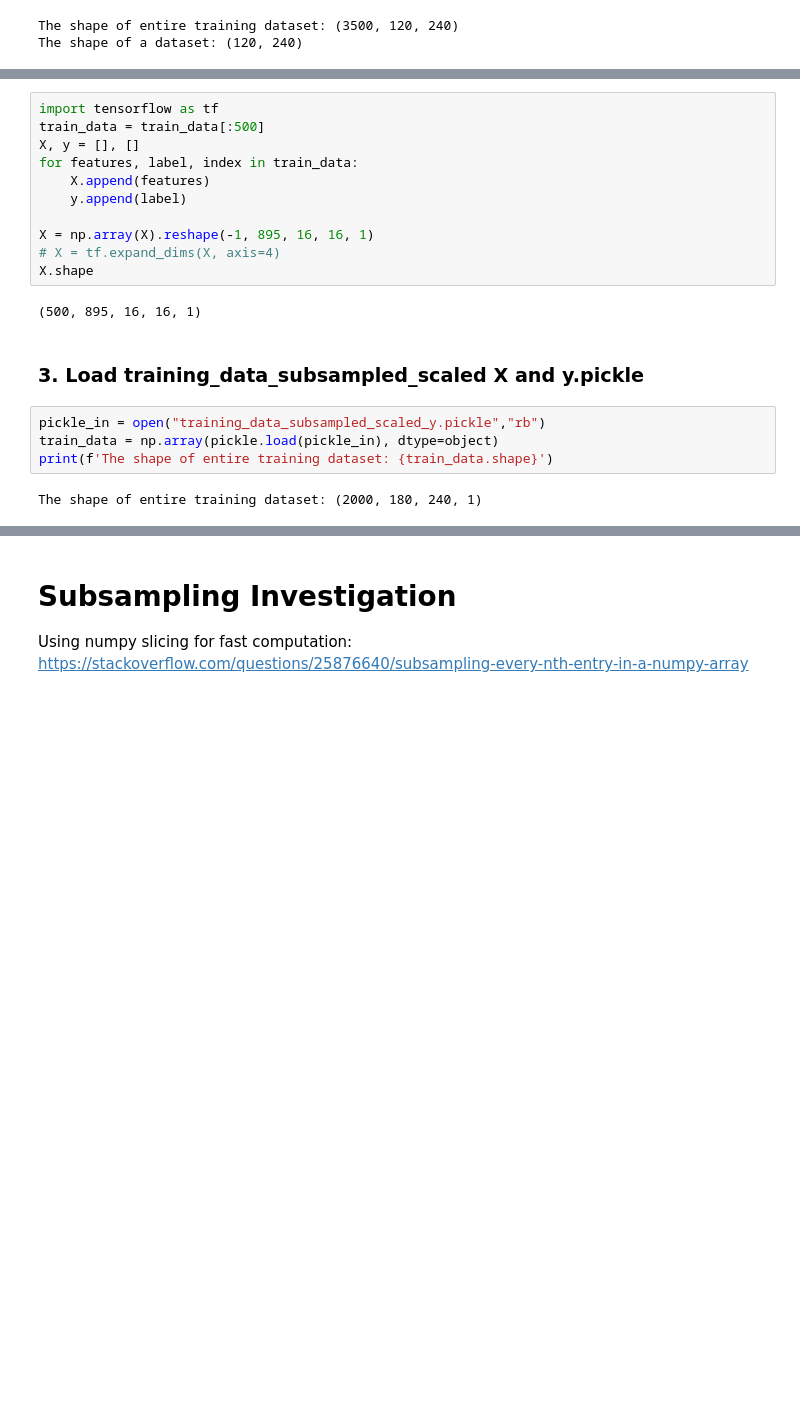
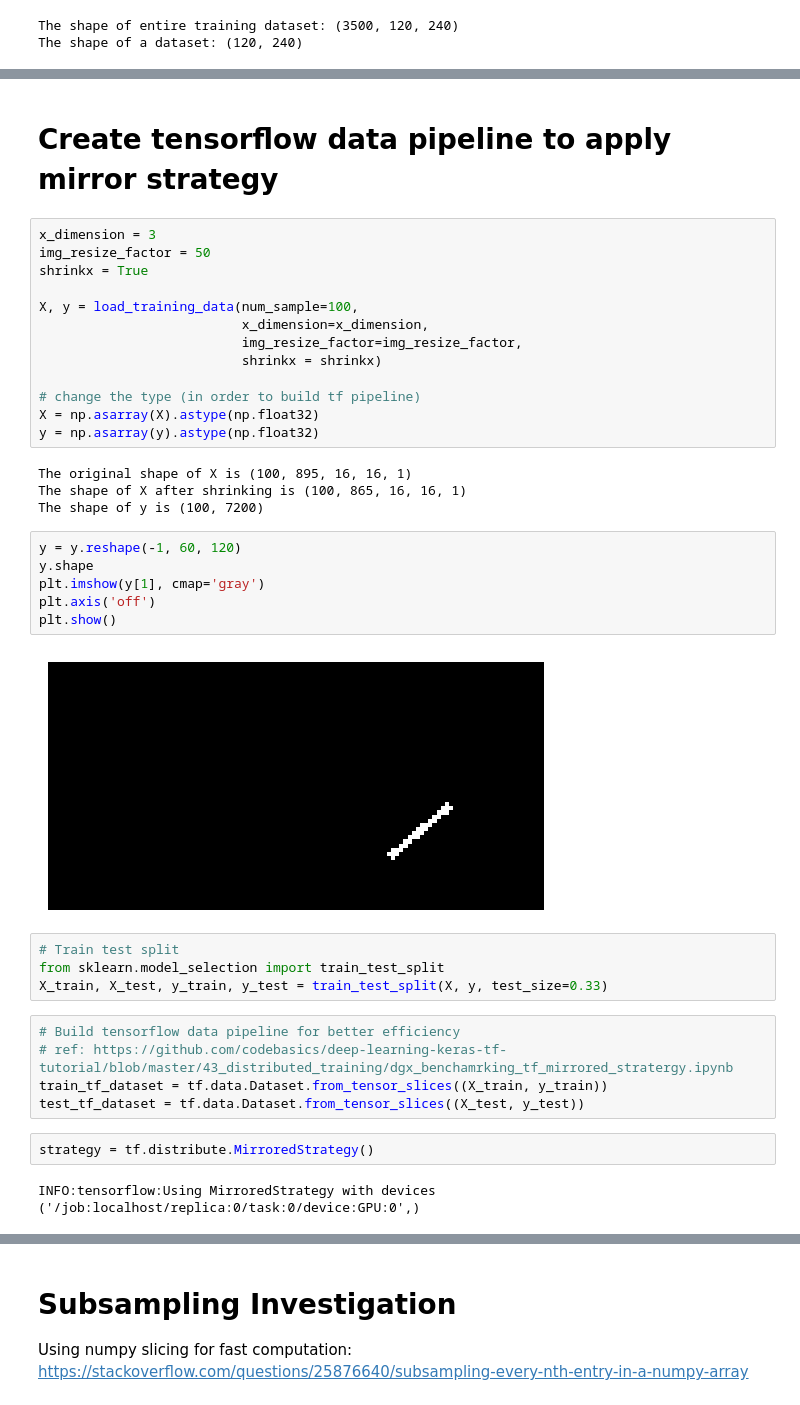
Before and after one commit to MC-Kangan/FYP_Ultrasound_Imaging_ML, a Jupyter notebook: FMC.ipynb, the cells around one changed output, grey strips where cells are left out. Saved outputs shown, nothing was run; the diff lists cells and outputs as text; blank space fills up the shorter version.

Commit message:
Build tensorflow data pipelines for better efficiency; Discover mirrored strategy

```diff
--- a/FMC.ipynb
+++ b/FMC.ipynb
@@ -300,22 +305,41 @@ The random column plotted is 11
 ... (7 outputs left out)
-# %%
-import tensorflow as tf
-train_data = train_data[:500]
-X, y = [], []
-for features, label, index in train_data:
-    X.append(features)
-    y.append(label)
-
-X = np.array(X).reshape(-1, 895, 16, 16, 1)
-# X = tf.expand_dims(X, axis=4)
-X.shape
-# %% [output]
-(500, 895, 16, 16, 1)
-# %% [markdown]
-### 3. Load training_data_subsampled_scaled X and y.pickle
-# %%
-pickle_in = open("training_data_subsampled_scaled_y.pickle","rb")
-train_data = np.array(pickle.load(pickle_in), dtype=object)
-print(f'The shape of entire training dataset: {train_data.shape}')
-# %% [output]
-The shape of entire training dataset: (2000, 180, 240, 1)
+# %% [markdown]
+# Create tensorflow data pipeline to apply mirror strategy
+# %%
+x_dimension = 3
+img_resize_factor = 50
+shrinkx = True
+
+X, y = load_training_data(num_sample=100,
+                          x_dimension=x_dimension,
+                          img_resize_factor=img_resize_factor,
+                          shrinkx = shrinkx)
+
+# change the type (in order to build tf pipeline)
+X = np.asarray(X).astype(np.float32)
+y = np.asarray(y).astype(np.float32)
+# %% [output]
+The original shape of X is (100, 895, 16, 16, 1)
+The shape of X after shrinking is (100, 865, 16, 16, 1)
+The shape of y is (100, 7200)
+# %%
+y = y.reshape(-1, 60, 120)
+y.shape
+plt.imshow(y[1], cmap='gray')
+plt.axis('off')
+plt.show()
+# %% [output]
+[figure, added]
+# %%
+# Train test split
+from sklearn.model_selection import train_test_split
+X_train, X_test, y_train, y_test = train_test_split(X, y, test_size=0.33)
+# %%
+# Build tensorflow data pipeline for better efficiency
+# ref: https://github.com/codebasics/deep-learning-keras-tf-tutorial/blob/master/43_distributed_training/dgx_benchamrking_tf_mirrored_stratergy.ipynb
+train_tf_dataset = tf.data.Dataset.from_tensor_slices((X_train, y_train))
+test_tf_dataset = tf.data.Dataset.from_tensor_slices((X_test, y_test))
+# %%
+strategy = tf.distribute.MirroredStrategy()
+# %% [output]
+INFO:tensorflow:Using MirroredStrategy with devices ('/job:localhost/replica:0/task:0/device:GPU:0',)
```
Also changed, not shown: parts of 4 cells of this notebook, 4 other files.
